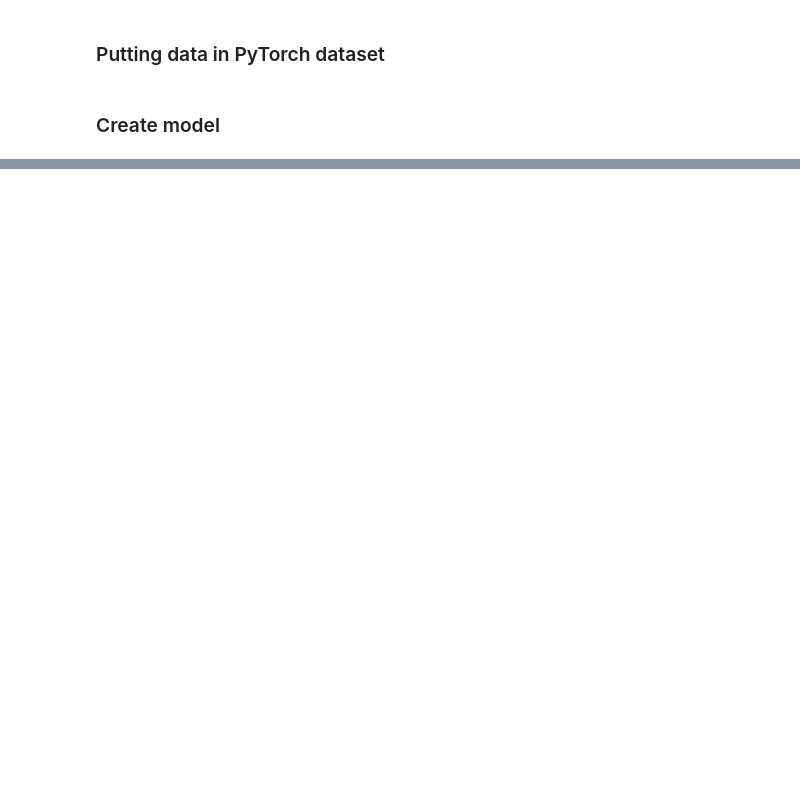
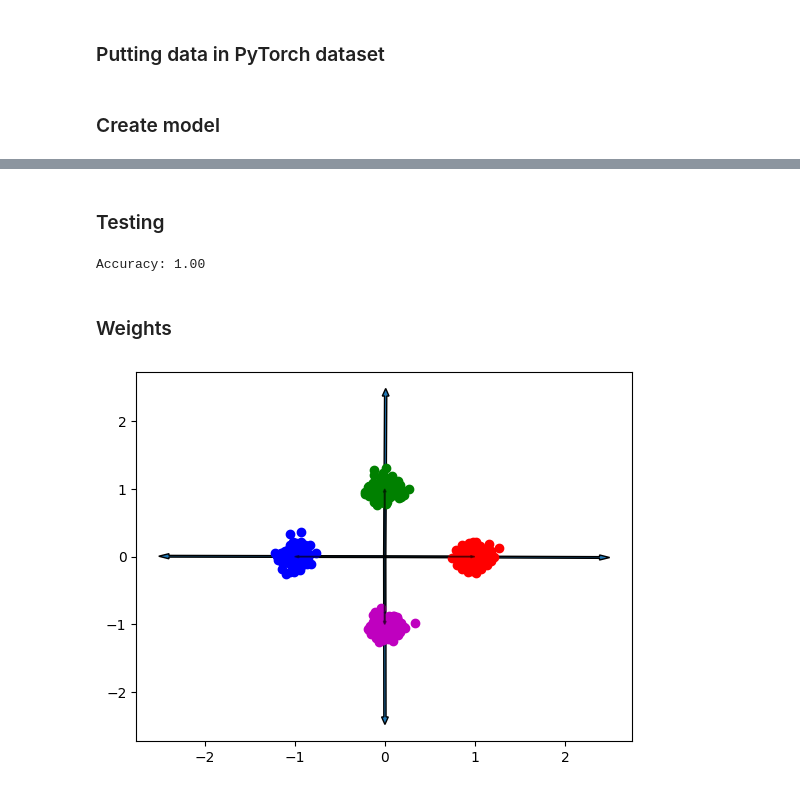
Before and after one commit to Dalsaetra/unitary_memory_indexing_recreated, a Jupyter notebook: notebooks/main.ipynb, the cells around one changed output, grey strips where cells are left out. Drawn from its saved outputs; the diff is of its cells as text; code cells hidden in the pictures; blank space fills up the shorter version.

```diff
--- a/notebooks/main.ipynb
+++ b/notebooks/main.ipynb
@@ -89,0 +125,36 @@ tensor([ 0.1846, -0.4294,  0.2739, -0.6067], requires_grad=True)
+# %% [markdown]
+### Testing
+# %%
+t_centers, test_data, test_labels = data_gen(n_categories,512)
+test_set = ScatterData(test_data,test_labels,n_categories)
+
+acc_tot = 0
+for xs, ys in test_set:
+    yhat = model(xs).argmax()
+    ys = ys.argmax()
+    if yhat == ys:
+        acc_tot += 1
+
+print(f'Accuracy: {acc_tot/len(test_set):.2f}')
+# %% [output]
+Accuracy: 1.00
+# %% [markdown]
+### Weights
+# %%
+
+
+for param in model.parameters():
+    w = param
+
+w_np = w.detach().numpy()
+
+for w in w_np:
+    w_len = np.linalg.norm(w)
+    width = 0.01*w_len
+    plt.arrow(0,0,w[0],w[1],length_includes_head=True,width=width)
+
+for col,center,i in zip(colors,centers,range(n_categories)):
+    plt.scatter(data[i*n_p:(i+1)*n_p,0],data[i*n_p:(i+1)*n_p,1],color=col)
+    plt.arrow(0,0,center[0],center[1],length_includes_head=True,width=0.01,color=(0,0,0,0.5))
+# %% [output]
+[figure, added]
```
Also changed, not shown: parts of 12 cells of this notebook, 1 other file.
